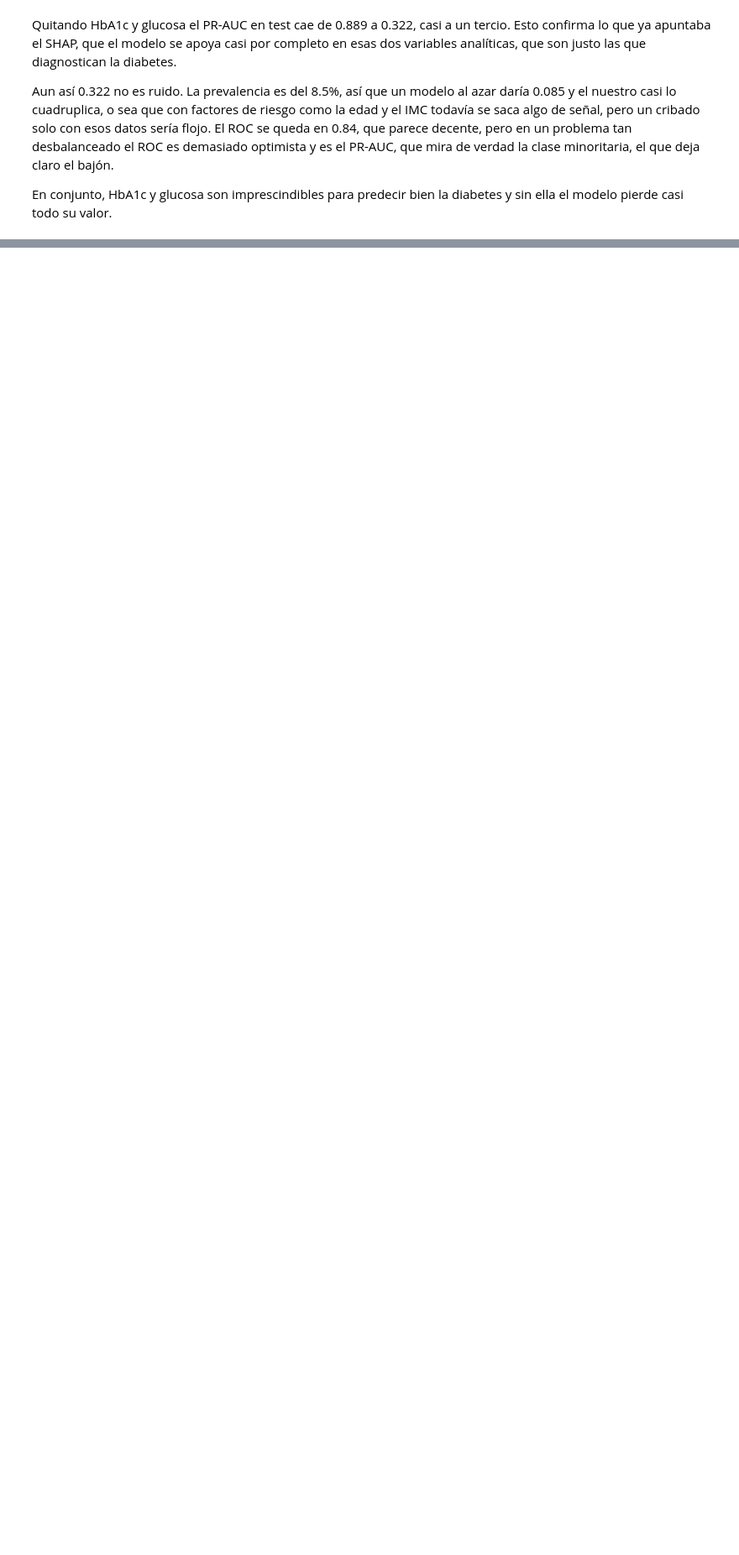
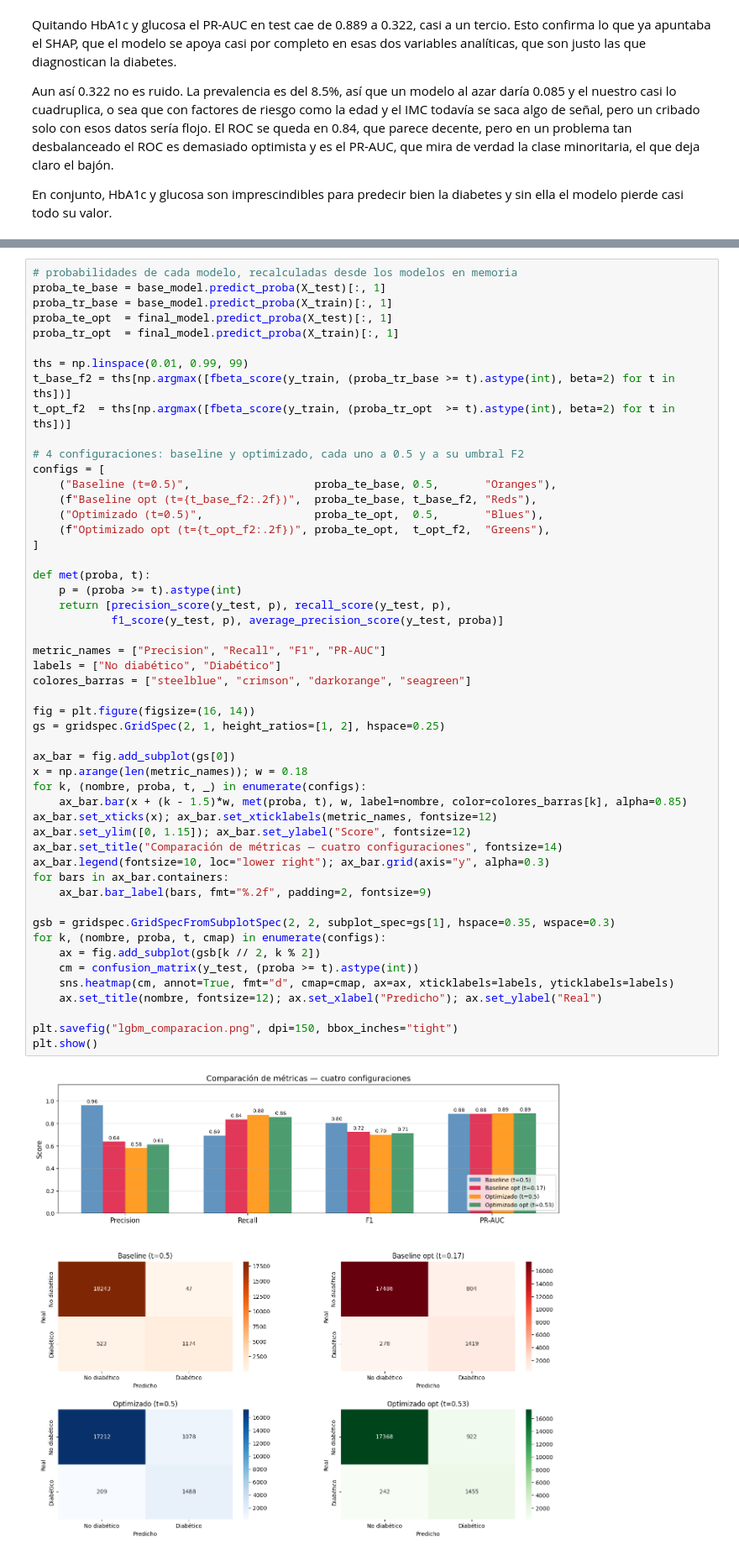
Before and after one commit to danielhm97/grupo_1, a Jupyter notebook: code/LightGBM/LightGBM.ipynb, the cells around one changed output, grey strips where cells are left out. Shown at 84% size. Cells and saved outputs as stored; diff of their text form; blank space fills up the shorter version.

```diff
--- a/code/LightGBM/LightGBM.ipynb
+++ b/code/LightGBM/LightGBM.ipynb
@@ -578,0 +628,53 @@ plt.show()
+# %%
+# probabilidades de cada modelo, recalculadas desde los modelos en memoria
+proba_te_base = base_model.predict_proba(X_test)[:, 1]
+proba_tr_base = base_model.predict_proba(X_train)[:, 1]
+proba_te_opt  = final_model.predict_proba(X_test)[:, 1]
+proba_tr_opt  = final_model.predict_proba(X_train)[:, 1]
+
+ths = np.linspace(0.01, 0.99, 99)
+t_base_f2 = ths[np.argmax([fbeta_score(y_train, (proba_tr_base >= t).astype(int), beta=2) for t in ths])]
+t_opt_f2  = ths[np.argmax([fbeta_score(y_train, (proba_tr_opt  >= t).astype(int), beta=2) for t in ths])]
+
+# 4 configuraciones: baseline y optimizado, cada uno a 0.5 y a su umbral F2
+configs = [
+    ("Baseline (t=0.5)",                   proba_te_base, 0.5,       "Oranges"),
+    (f"Baseline opt (t={t_base_f2:.2f})",  proba_te_base, t_base_f2, "Reds"),
+    ("Optimizado (t=0.5)",                 proba_te_opt,  0.5,       "Blues"),
+    (f"Optimizado opt (t={t_opt_f2:.2f})", proba_te_opt,  t_opt_f2,  "Greens"),
+]
+
+def met(proba, t):
+    p = (proba >= t).astype(int)
+    return [precision_score(y_test, p), recall_score(y_test, p),
+            f1_score(y_test, p), average_precision_score(y_test, proba)]
+
+metric_names = ["Precision", "Recall", "F1", "PR-AUC"]
+labels = ["No diabético", "Diabético"]
+colores_barras = ["steelblue", "crimson", "darkorange", "seagreen"]
+
+fig = plt.figure(figsize=(16, 14))
+gs = gridspec.GridSpec(2, 1, height_ratios=[1, 2], hspace=0.25)
+
+ax_bar = fig.add_subplot(gs[0])
+x = np.arange(len(metric_names)); w = 0.18
+for k, (nombre, proba, t, _) in enumerate(configs):
+    ax_bar.bar(x + (k - 1.5)*w, met(proba, t), w, label=nombre, color=colores_barras[k], alpha=0.85)
+ax_bar.set_xticks(x); ax_bar.set_xticklabels(metric_names, fontsize=12)
+ax_bar.set_ylim([0, 1.15]); ax_bar.set_ylabel("Score", fontsize=12)
+ax_bar.set_title("Comparación de métricas — cuatro configuraciones", fontsize=14)
+ax_bar.legend(fontsize=10, loc="lower right"); ax_bar.grid(axis="y", alpha=0.3)
+for bars in ax_bar.containers:
+    ax_bar.bar_label(bars, fmt="%.2f", padding=2, fontsize=9)
+
+gsb = gridspec.GridSpecFromSubplotSpec(2, 2, subplot_spec=gs[1], hspace=0.35, wspace=0.3)
+for k, (nombre, proba, t, cmap) in enumerate(configs):
+    ax = fig.add_subplot(gsb[k // 2, k % 2])
+    cm = confusion_matrix(y_test, (proba >= t).astype(int))
+    sns.heatmap(cm, annot=True, fmt="d", cmap=cmap, ax=ax, xticklabels=labels, yticklabels=labels)
+    ax.set_title(nombre, fontsize=12); ax.set_xlabel("Predicho"); ax.set_ylabel("Real")
+
+plt.savefig("lgbm_comparacion.png", dpi=150, bbox_inches="tight")
+plt.show()
+# %% [output]
+[figure, added]
```
Also changed, not shown: parts of 10 cells of this notebook, 2 other files.
